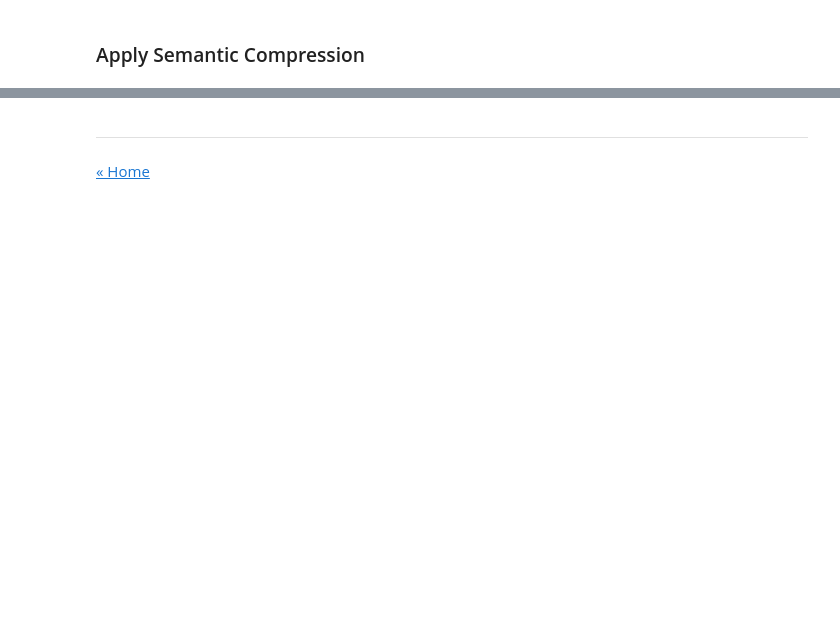
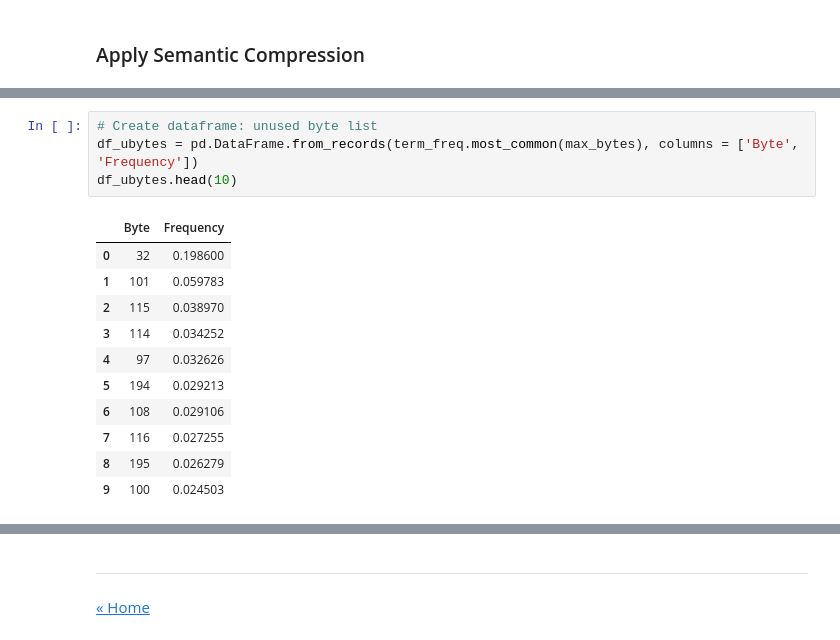
Before and after one commit to ansegura7/DataCompression, a Jupyter notebook: code/TextCompression.ipynb, the cells around one changed output, grey strips where cells are left out. Saved outputs shown, nothing was run; the diff lists cells and outputs as text; blank space fills up the shorter version.

```diff
--- a/code/TextCompression.ipynb
+++ b/code/TextCompression.ipynb
@@ -224,0 +260,16 @@ https://raw.githubusercontent.com/ansegura7/DataCompression/master/data/text/boo
+# %%
+# Create dataframe: unused byte list
+df_ubytes = pd.DataFrame.from_records(term_freq.most_common(max_bytes), columns = ['Byte', 'Frequency'])
+df_ubytes.head(10)
+# %% [output]
+|  | Byte | Frequency |
+| 0 | 32 | 0.198600 |
+| 1 | 101 | 0.059783 |
+| 2 | 115 | 0.038970 |
+| 3 | 114 | 0.034252 |
+| 4 | 97 | 0.032626 |
+| 5 | 194 | 0.029213 |
+| 6 | 108 | 0.029106 |
+| 7 | 116 | 0.027255 |
+| 8 | 195 | 0.026279 |
+| 9 | 100 | 0.024503 |
```
Also changed, not shown: parts of 25 cells of this notebook, 2 other files.
